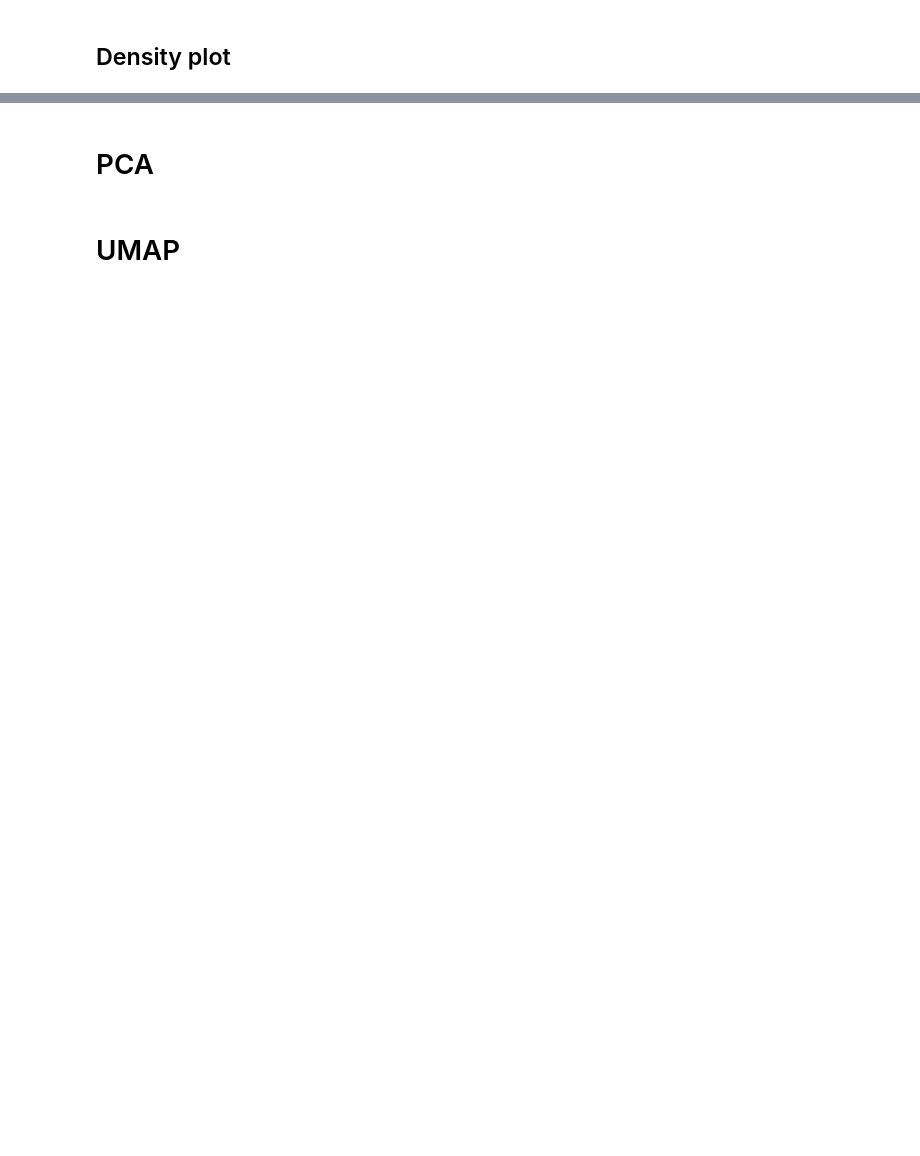
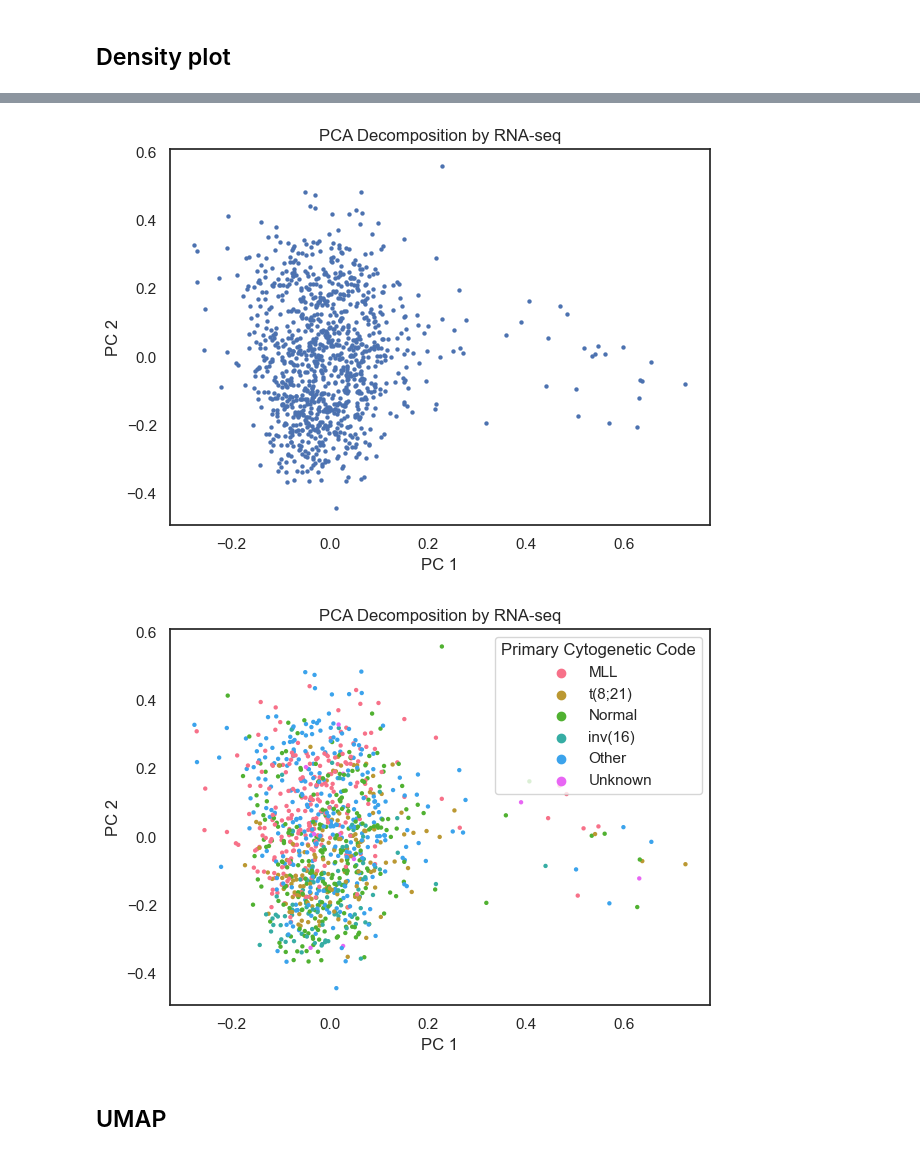
Before and after one commit to sckaff/pediatric-aml-analysis, a Jupyter notebook: Code/Assignment_2.ipynb, the cells around one changed output, grey strips where cells are left out. Drawn from its saved outputs; the diff is of its cells as text; code cells hidden in the pictures; blank space fills up the shorter version.

```diff
--- a/Code/Assignment_2.ipynb
+++ b/Code/Assignment_2.ipynb
@@ -181,2 +165,46 @@ final = final.append(test4)
+# %%
+# Fit PCA
+pca_decomp = PCA(random_state=42, n_components=2)
+data_PCs = pca_decomp.fit_transform(data)
+# %%
+def draw_PCAplot(score, hue=None):
+
+    sns.set_theme(style="white", color_codes=True)
+
+    # Define variables
+    score2 = score[:,0:2]
+    xs = score2[:,0]
+    ys = score2[:,1]
+
+    scalex = 1.0/(xs.max() - xs.min())
+    scaley = 1.0/(ys.max() - ys.min())
+
+    # Define scatterplot
+
+    sns.scatterplot(x=xs * scalex, y=ys * scaley,
+                    palette='husl', s=10,
+                    linewidth=0, alpha=1,
+                    data=clinical, hue=hue)
+
+    # Define plot specs
+    plt.title("PCA Decomposition by RNA-seq",
+               fontsize = 12)
+
+    plt.xlabel("PC 1")
+    plt.ylabel("PC 2")
+    plt.tight_layout()
+
+    # Save figure
+    #plt.savefig('test' + title + '.png',
+    #bbox_inches='tight', dpi=300)
+
+    return(plt.show())
+# %%
+draw_PCAplot(data_PCs)
+draw_PCAplot(data_PCs, hue="Primary Cytogenetic Code")
+# FIXME Dawg where are the different colors for the different types of AML
+# %% [output]
+[figure, added]
+[figure, added]
 # %% [markdown]
-# PCA
+## UMAP
@@ -226,2 +242,0 @@ df5_clinical["Protocol"].value_counts()
-# %% [markdown]
-# UMAP
```
Also changed, not shown: parts of 58 cells of this notebook.
